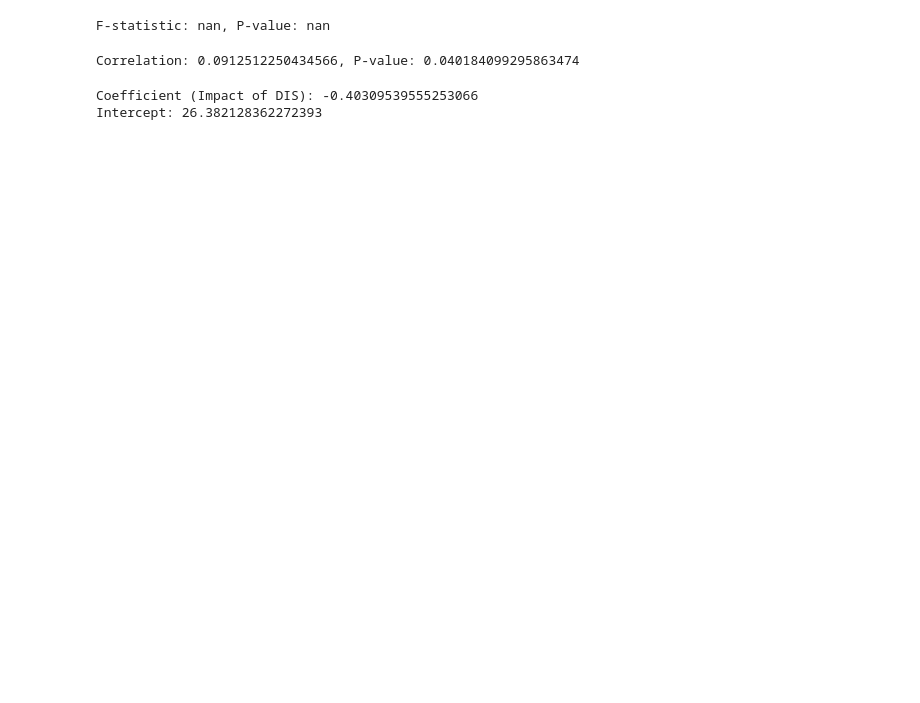
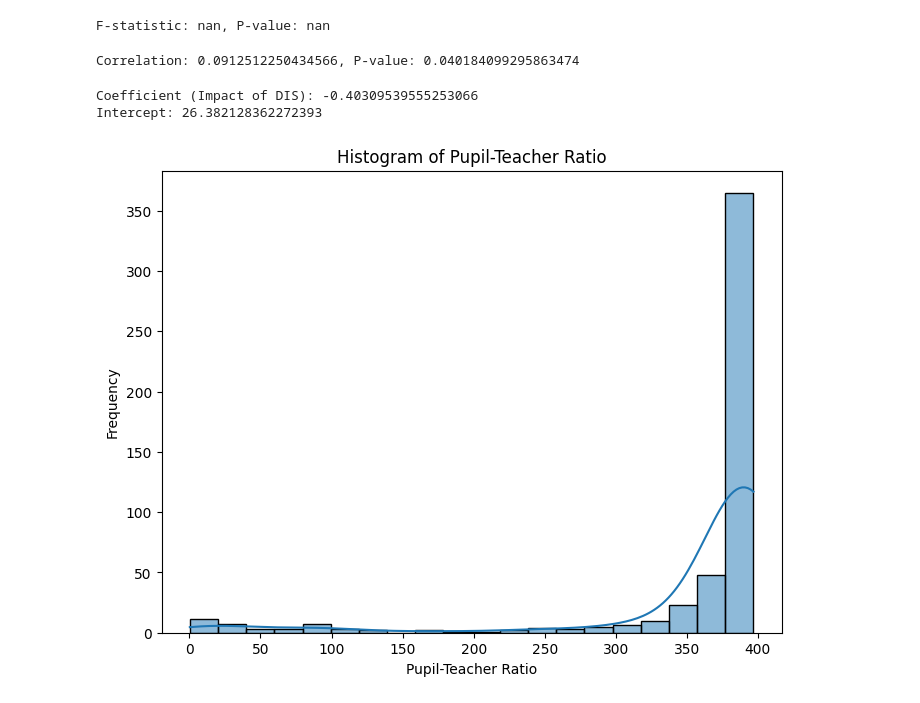
Before and after one commit to PilitoFlores/Iniciamos, a Jupyter notebook: Project Case Scenario.ipynb, the cells around one changed output. Cells and saved outputs as stored; diff of their text form; code cells hidden in the pictures; blank space fills up the shorter version.

```diff
--- a/Project Case Scenario.ipynb
+++ b/Project Case Scenario.ipynb
@@ -106,0 +155,2 @@ T-statistic: nan, P-value: nan
+# %%
+df = df.dropna(subset=["CHAS", "MEDV"])
@@ -106,0 +191,8 @@ T-statistic: nan, P-value: nan
+# %%
+df = df.dropna()
+# %%
+umbral = 0.5
+df["CHAS_bin"] = df["CHAS"].apply(lambda x: 1 if x > umbral else 0)
+
+# Verificar los valores únicos después de la conversión
+print("Valores únicos en CHAS_bin:", df["CHAS_bin"].value_counts())
@@ -130,3 +250,13 @@ print(f"Intercept: {model.intercept_}")
 # %% [output]
 Coefficient (Impact of DIS): -0.40309539555253066
 Intercept: 26.382128362272393
+# %%
+# Histogram for PTRATIO (Pupil-Teacher Ratio)
+plt.figure(figsize=(8, 6))
+sns.histplot(df["PTRATIO"], kde=True, bins=20)
+plt.title("Histogram of Pupil-Teacher Ratio")
+plt.xlabel("Pupil-Teacher Ratio")
+plt.ylabel("Frequency")
+plt.show()
+# %% [output]
+[figure, added]
```
Also changed, not shown: parts of 17 cells of this notebook.
